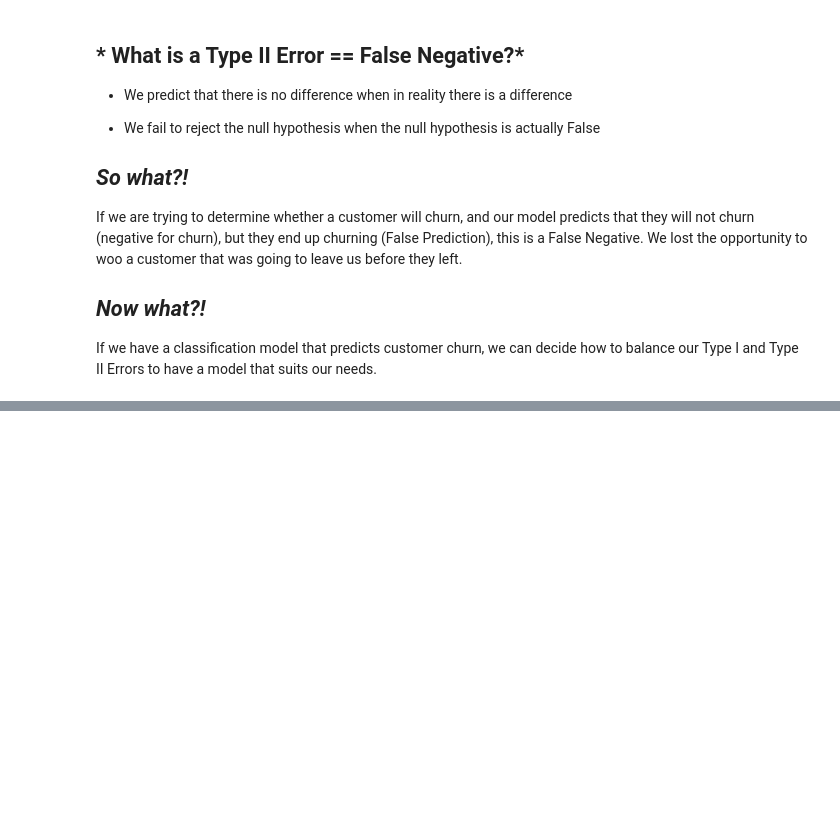
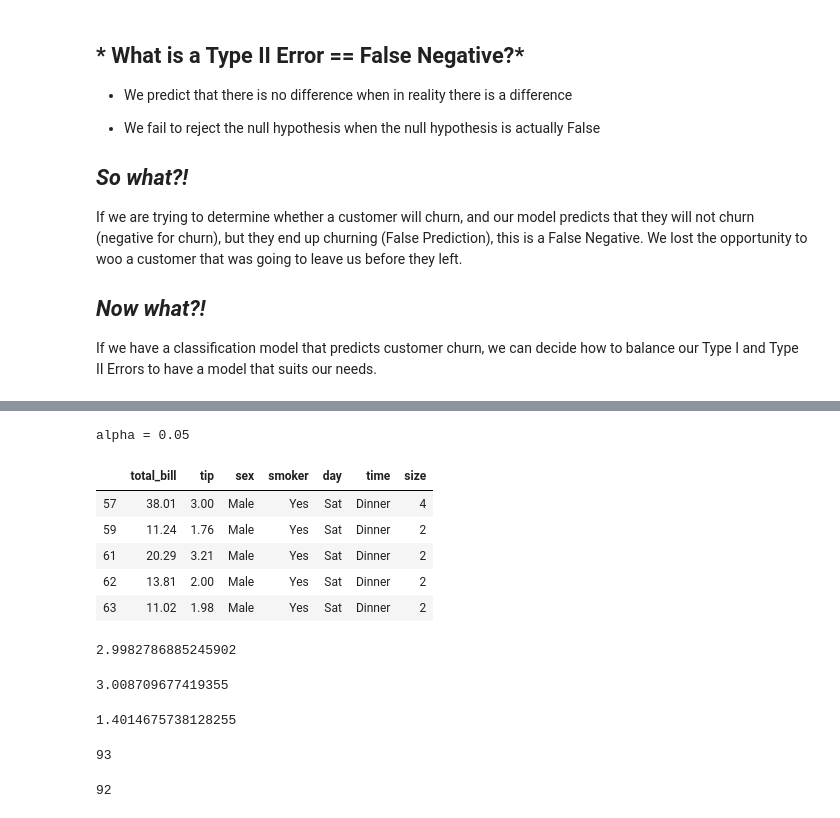
Before and after one commit to chasethompson/statistics_exercises, a Jupyter notebook: stats_review.ipynb, the cells around one changed output, grey strips where cells are left out. Cells and saved outputs as stored; diff of their text form; code cells hidden in the pictures; blank space fills up the shorter version.

```diff
--- a/stats_review.ipynb
+++ b/stats_review.ipynb
@@ -252,0 +314,41 @@ We can ask questions like:
+# %%
+confidence_interval = .95
+alpha = round(1 - confidence_interval, 2)
+print(f'alpha = {alpha}')
+# %% [output]
+alpha = 0.05
+# %%
+smokers = df[df.smoker == 'Yes']
+smokers.head()
+# %% [output]
+|  | total_bill | tip | sex | smoker | day | time | size |
+| 57 | 38.01 | 3.00 | Male | Yes | Sat | Dinner | 4 |
+| 59 | 11.24 | 1.76 | Male | Yes | Sat | Dinner | 2 |
+| 61 | 20.29 | 3.21 | Male | Yes | Sat | Dinner | 2 |
+| 62 | 13.81 | 2.00 | Male | Yes | Sat | Dinner | 2 |
+| 63 | 11.02 | 1.98 | Male | Yes | Sat | Dinner | 2 |
+# %%
+pop_mean = df.tip.mean()
+pop_mean
+# %% [output]
+2.9982786885245902
+# %%
+xbar = smokers.tip.mean()
+xbar
+# %% [output]
+3.008709677419355
+# %%
+smokers_standard_dev = smokers.tip.std()
+smokers_standard_dev
+# %% [output]
+1.4014675738128255
+# %%
+n = smokers.shape[0]
+n
+# %% [output]
+93
+# %%
+degf = n - 1
+degf
+# %% [output]
+92
```
Also changed, not shown: parts of 18 cells of this notebook.
